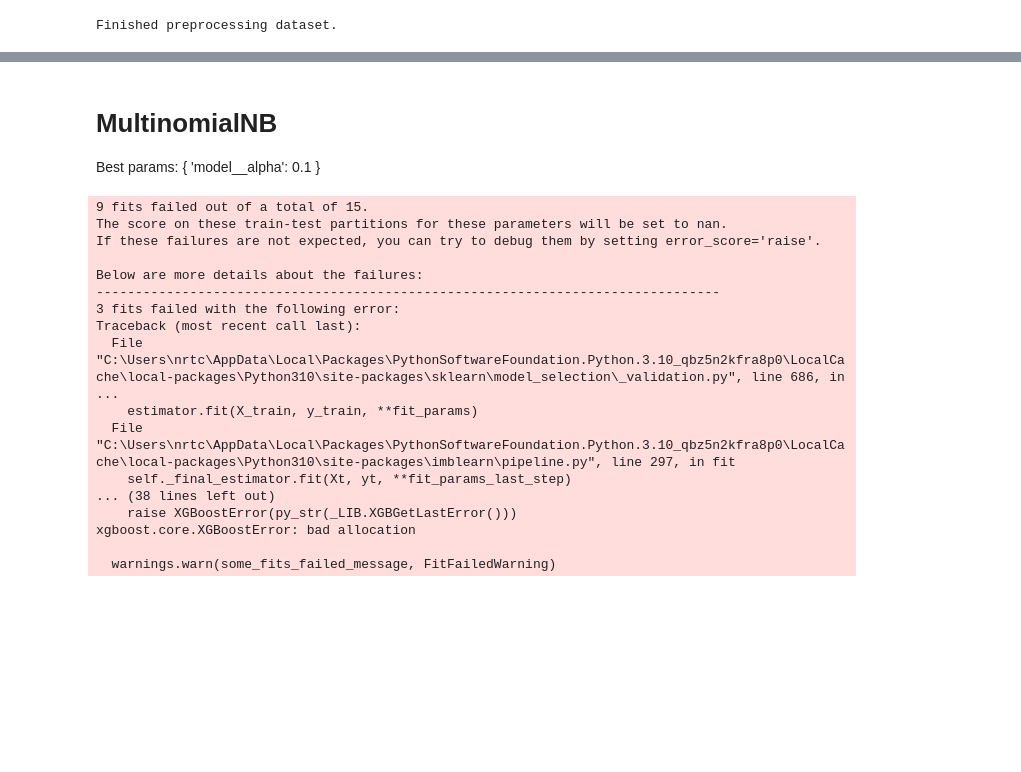
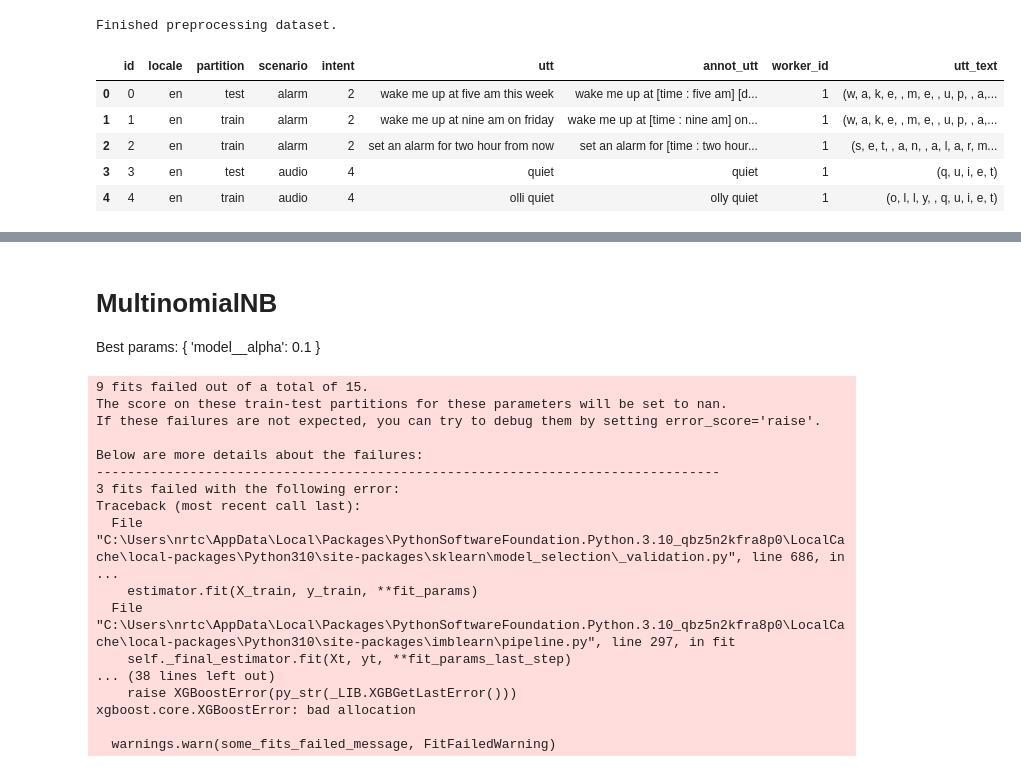
Before and after one commit to 1Krypt0/FEUP-PLN-PROJ, a Jupyter notebook: evaluation_reg.ipynb, the cells around one changed output, grey strips where cells are left out. Saved outputs shown, nothing was run; the diff lists cells and outputs as text; code cells hidden in the pictures; blank space fills up the shorter version.

```diff
--- a/evaluation_reg.ipynb
+++ b/evaluation_reg.ipynb
@@ -17,24 +25,37 @@ df["locale"] = df["locale"].apply(lambda x: x.split("-")[0])
 # %%
 from toolz.functoolz import pipe
+
+df["locale"] = df["locale"].apply(lambda x: x.split("-")[0])
 
 params = [
     remove_punctuation,
     lowercase,
     tokenize,
-    apply_stemming,
-    encode_labels
+    apply_stemming
 ]
+
 
 df = pipe(
     df,
     *params
 )
+
+
+df['utt'] = df['utt'].apply(lambda x: " ".join(x))
+df, encoder = encode_labels(df)
+
+print(f"Finished preprocessing dataset.\n\n")
+# %% [output]
+Finished preprocessing dataset.
-# %%
-df['utt'] = df['utt'].apply(lambda x: " ".join(x))
-
-print(f"Finished preprocessing dataset.\n\n")
-# %% [output]
-Finished preprocessing dataset.
+# %%
+df.head()
+# %% [output]
+|  | id | locale | partition | scenario | intent | utt | annot_utt | worker_id | utt_text |
+| 0 | 0 | en | test | alarm | 2 | wake me up at five am this week | wake me up at [time : five am] [d... | 1 | (w, a, k, e, , m, e, , u, p, , a,... |
+| 1 | 1 | en | train | alarm | 2 | wake me up at nine am on friday | wake me up at [time : nine am] on... | 1 | (w, a, k, e, , m, e, , u, p, , a,... |
+| 2 | 2 | en | train | alarm | 2 | set an alarm for two hour from now | set an alarm for [time : two hour... | 1 | (s, e, t, , a, n, , a, l, a, r, m... |
+| 3 | 3 | en | test | audio | 4 | quiet | quiet | 1 | (q, u, i, e, t) |
+| 4 | 4 | en | train | audio | 4 | olli quiet | olly quiet | 1 | (o, l, l, y, , q, u, i, e, t) |
 # %%
 from sklearn.feature_extraction.text import CountVectorizer
 import numpy as np
```
Also changed, not shown: parts of 28 cells of this notebook, 5 other files.
